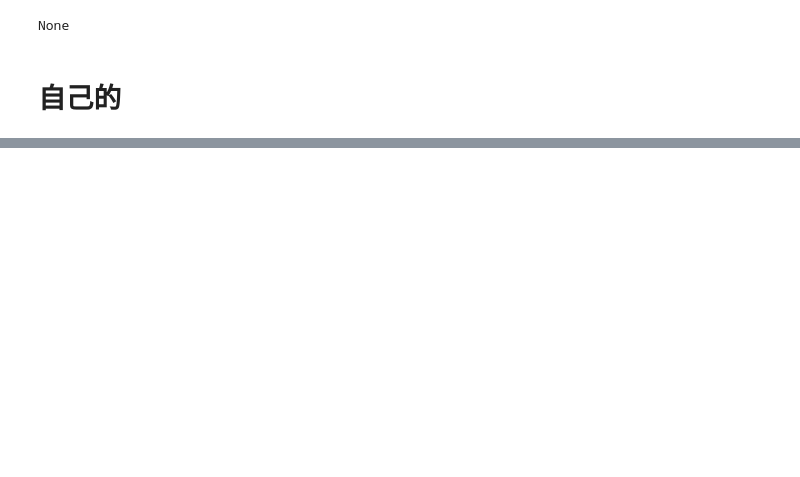
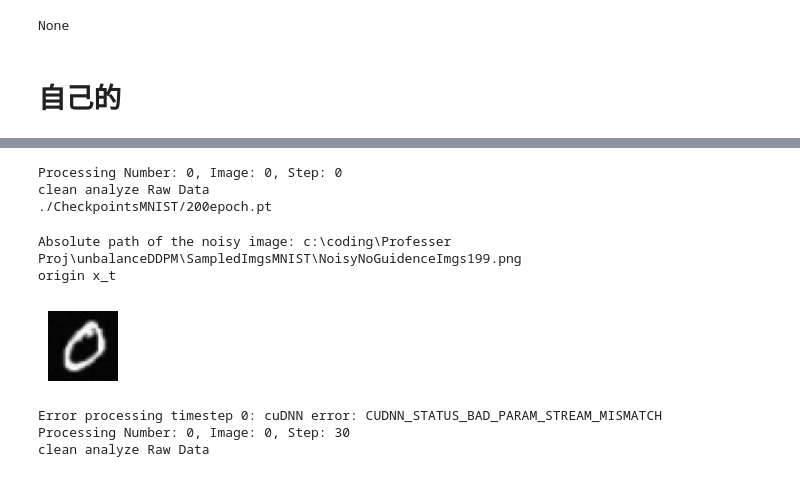
Before and after one commit to HAYU9013/FD_ana_minst, a Jupyter notebook: shortddpm fdana.ipynb, the cells around one changed output, grey strips where cells are left out. Cells and saved outputs as stored; diff of their text form; code cells hidden in the pictures; blank space fills up the shorter version.

```diff
--- a/shortddpm fdana.ipynb
+++ b/shortddpm fdana.ipynb
@@ -1251,9 +1270,14 @@ for i in range(10):
 # %%
 model_config
-trainer = GaussianDiffusionTrainer_addANoise(beta_1=model_config["beta_1"], beta_T=model_config["beta_T"], T=model_config["T"])
+# Initialize trainer and move to correct device
+trainer = GaussianDiffusionTrainer_addANoise(
+    beta_1=model_config["beta_1"],
+    beta_T=model_config["beta_T"],
+    T=model_config["T"]
+).to(model_config["device"])
 # %%
-for x_0 in images:
-    x_0 = x_0.unsqueeze(0)  # 增加 batch 維度
-    t = torch.tensor([100], device=x_0.device)  # 設定時間步驟 t = 500
-    x_t = trainer.addNoise(x_0, t=t)  # 添加噪音
-    show_tensor_images_grid(x_t, printImg=True)
+# for x_0 in images:
+#     x_0 = x_0.unsqueeze(0)  # 增加 batch 維度
+#     t = torch.tensor([100], device=x_0.device)  # 設定時間步驟 t = 500
+#     x_t = trainer.addNoise(x_0, t=t)  # 添加噪音
+#     show_tensor_images_grid(x_t, printImg=True)
@@ -1336,0 +1368,60 @@ def eval_one_step(args, modelConfig: Dict,fromT = 1000, endT = 0, middleT = 500)
+# %%
+experiment_data = {}
+# %%
+# Modify your experiment loop:
+for number in tqdm(range(10), desc="Processing Numbers"):
+    experiment_data[number] = {}
+
+    for image_order in tqdm(range(32), desc=f"Processing Images for Number {number}", leave=False):
+        experiment_data[number][image_order] = {
+            'hspace': [],
+            'img': [],
+            'eps': []
+        }
+
+        for time_step in tqdm(range(0, 1000, 30), desc=f"Processing Timesteps", leave=False):
+            print(f"Processing Number: {number}, Image: {image_order}, Step: {time_step}")
+
+            # Clear the analyzer
+            analyzer.clean()
+
+            # Get the image, ensure it's on CPU first for the initial operations
+            x_0 = images[number][image_order].unsqueeze(0).cpu()
+
+            # Create timestep tensor on the same device as trainer
+            t = torch.tensor([time_step], device=model_config["device"])
+
+            # Move x_0 to the device before adding noise
+            x_0 = x_0.to(model_config["device"])
+
+            # Add noise
+            try:
+                x_t = trainer.addNoise(x_0, t=t)
+                # No need for additional .to() call since it's already on the device
+
+                # Perform evaluation
+                eval_one_step(
+                    args=args,
+                    modelConfig=model_config,
+                    fromT=time_step,
+                    endT=time_step - 1,
+                    noisyImage=x_t
+                )
+
+                # Save data
+                experiment_data[number][image_order]['hspace'].append(analyzer.hsapce)
+                experiment_data[number][image_order]['img'].append(analyzer.img)
+                experiment_data[number][image_order]['eps'].append(analyzer.eps)
+            except Exception as e:
+                print(f"Error processing timestep {time_step}: {e}")
+                continue
+# %% [output]
+Processing Number: 0, Image: 0, Step: 0
+clean analyze Raw Data
+./CheckpointsMNIST/200epoch.pt
+Absolute path of the noisy image: c:\coding\Professer Proj\unbalanceDDPM\SampledImgsMNIST\NoisyNoGuidenceImgs199.png
+origin x_t
+[figure, added]
+Error processing timestep 0: cuDNN error: CUDNN_STATUS_BAD_PARAM_STREAM_MISMATCH
+Processing Number: 0, Image: 0, Step: 30
+clean analyze Raw Data
```
Also changed, not shown: parts of 13 cells of this notebook, 1 other file.
